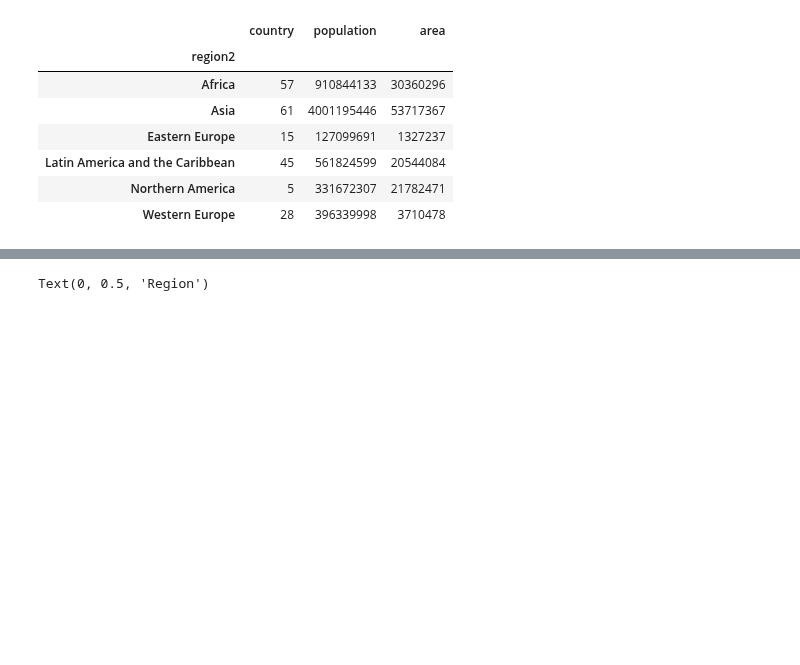
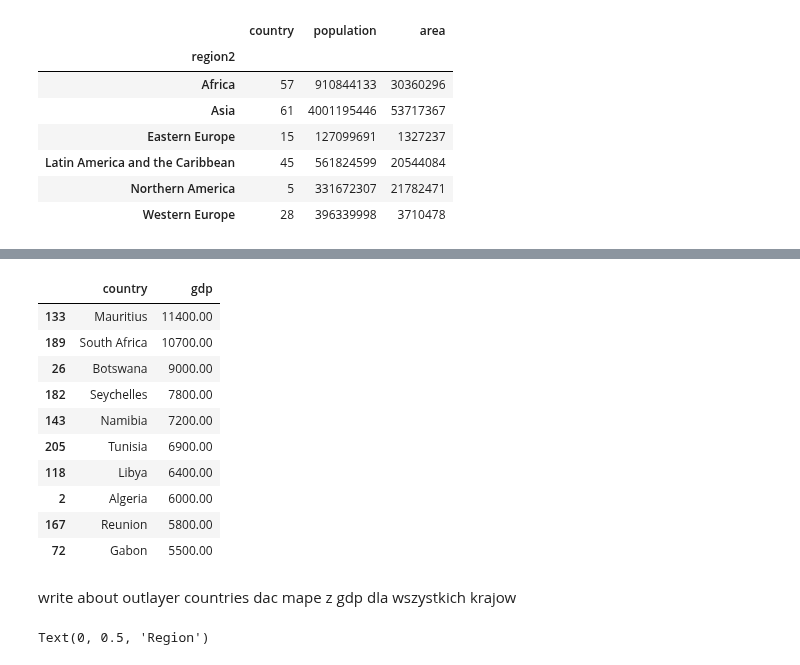
Before and after one commit to ksatola/Countries-of-the-World, a Jupyter notebook: EDA.ipynb, the cells around one changed output, grey strips where cells are left out. Drawn from its saved outputs; the diff is of its cells as text; code cells hidden in the pictures; blank space fills up the shorter version.

```diff
--- a/EDA.ipynb
+++ b/EDA.ipynb
@@ -408,3 +413,21 @@ Name: gdp, dtype: int64
+# %%
+gpd_per_country_africa = df[df.region2 == "Africa"][['country', 'gdp']].sort_values(by=['gdp'], ascending=False)
+gpd_per_country_africa[gpd_per_country_africa.gdp > 5000]
+# %% [output]
+|  | country | gdp |
+| 133 | Mauritius | 11400.00 |
+| 189 | South Africa | 10700.00 |
+| 26 | Botswana | 9000.00 |
+| 182 | Seychelles | 7800.00 |
+| 143 | Namibia | 7200.00 |
+| 205 | Tunisia | 6900.00 |
+| 118 | Libya | 6400.00 |
+| 2 | Algeria | 6000.00 |
+| 167 | Reunion | 5800.00 |
+| 72 | Gabon | 5500.00 |
+# %% [markdown]
+write about outlayer countries
+dac mape z gdp dla wszystkich krajow
 # %%
 df[df.region2 == "Western Europe"]['gdp'].value_counts().plot(kind="bar", figsize=(12,8), legend=True);
 plt.title('Proportion of Number of Countries per Region')
```
Also changed, not shown: parts of 21 cells of this notebook.
